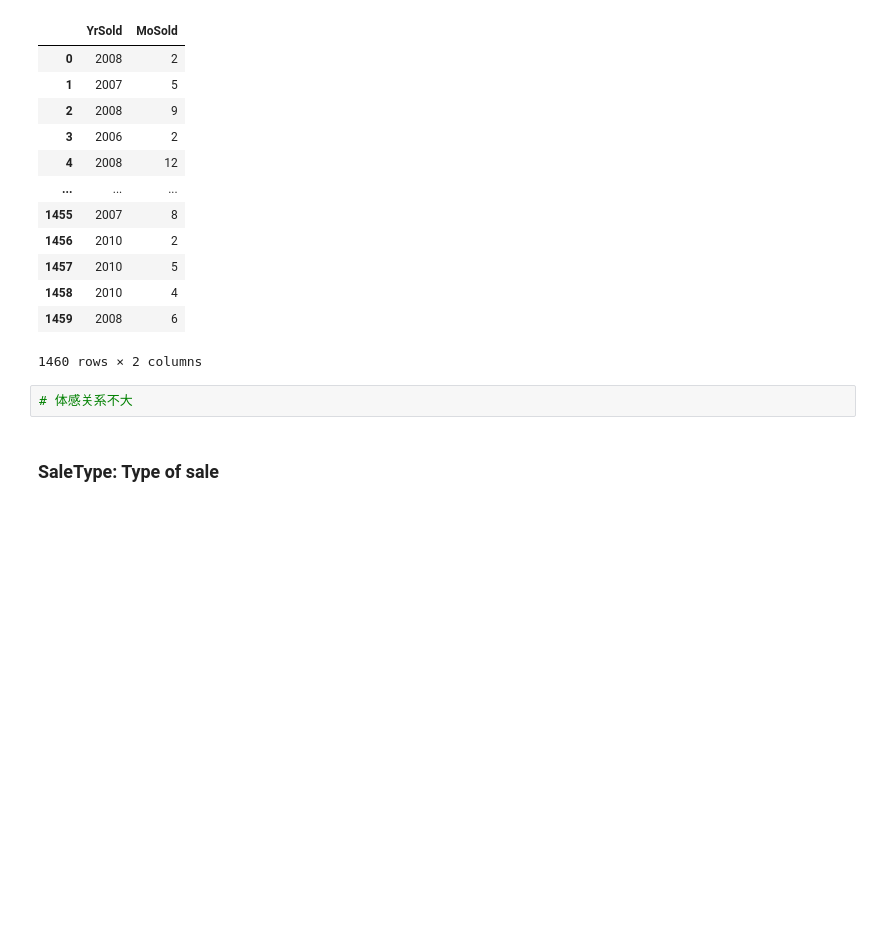
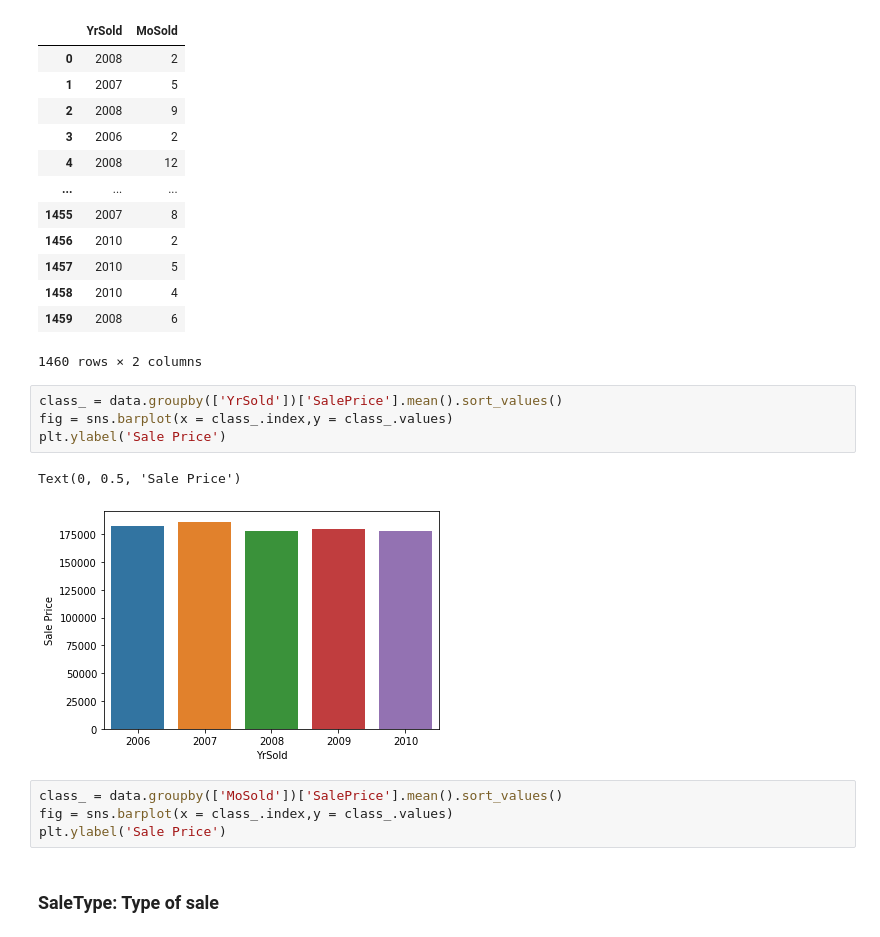
Before and after one commit to zrrddd/House_Prices, a Jupyter notebook: EDA.ipynb, the cells around one changed output. Drawn from its saved outputs; the diff is of its cells as text; blank space fills up the shorter version.

```diff
--- a/EDA.ipynb
+++ b/EDA.ipynb
@@ -1864,8 +1871,17 @@ data[['YrSold','MoSold']]
 | 1458 | 2010 | 4 |
 | 1459 | 2008 | 6 |
 1460 rows × 2 columns
-# %%
-# 体感关系不大
+# %%
+class_ = data.groupby(['YrSold'])['SalePrice'].mean().sort_values()
+fig = sns.barplot(x = class_.index,y = class_.values)
+plt.ylabel('Sale Price')
+# %% [output]
+Text(0, 0.5, 'Sale Price')
+[figure, added]
+# %%
+class_ = data.groupby(['MoSold'])['SalePrice'].mean().sort_values()
+fig = sns.barplot(x = class_.index,y = class_.values)
+plt.ylabel('Sale Price')
 # %% [markdown]
 ### SaleType: Type of sale
 # %%
```
Also changed, not shown: parts of 5 cells of this notebook, 1 other file.
